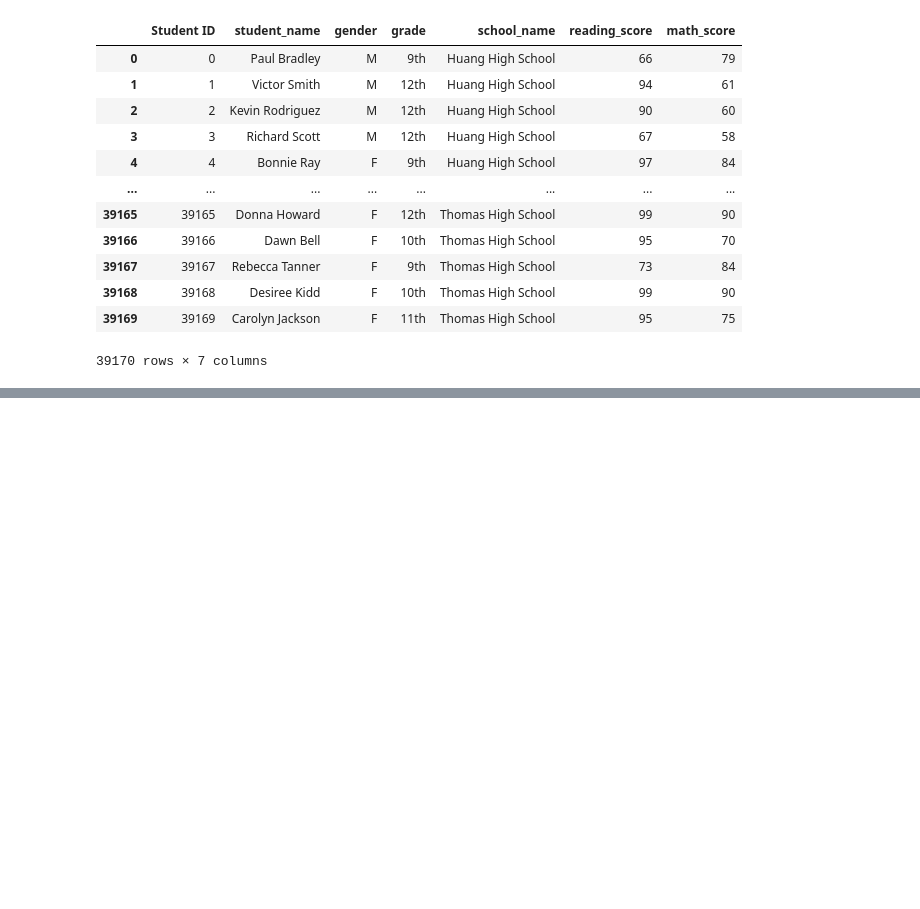
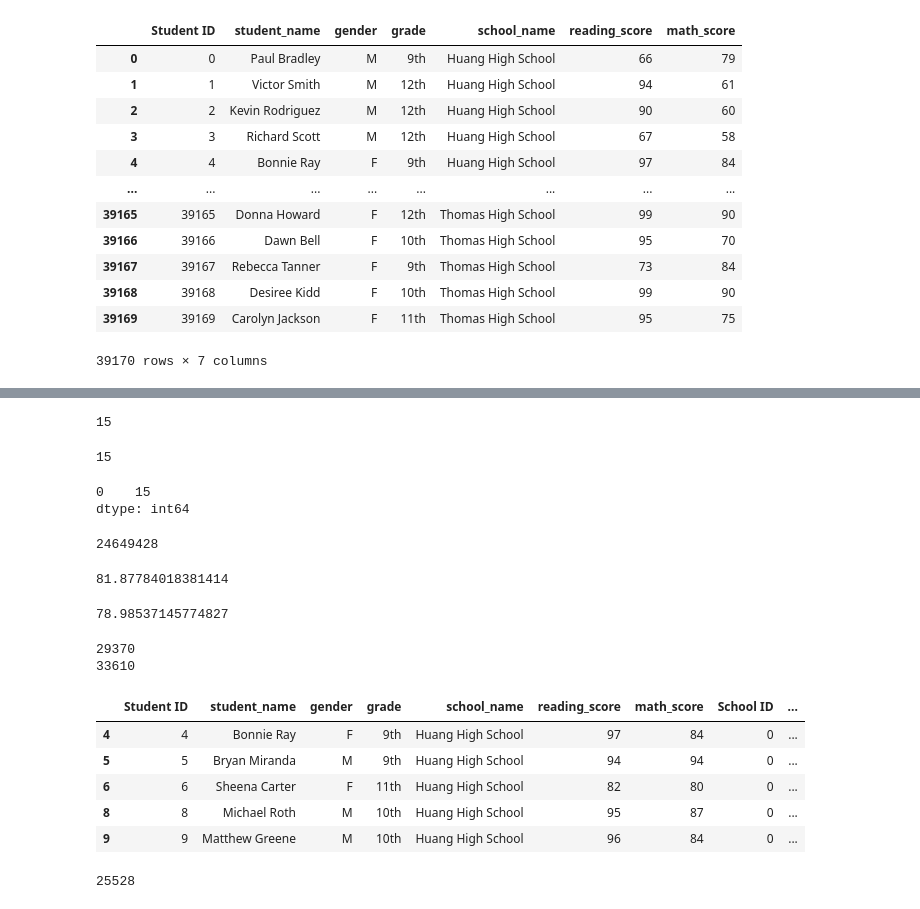
Before and after one commit to Lydiadel/School_District_Analysis, a Jupyter notebook: PyCitySchools.ipynb, the cells around one changed output, grey strips where cells are left out. Saved outputs shown, nothing was run; the diff lists cells and outputs as text; code cells hidden in the pictures; blank space fills up the shorter version.

```diff
--- a/PyCitySchools.ipynb
+++ b/PyCitySchools.ipynb
@@ -153,0 +164,57 @@ student_data_df
+# %%
+# Calculate the total number of schools
+schools_count = school_data_df["school_name"].count()
+schools_count
+# %% [output]
+15
+# %%
+# Calculate the total number of schools
+school_count_2 = school_data_complete_df["school_name"].unique()
+
+#1st method since it's a list we use the function len()
+print(len(school_count_2))
+
+# 2nd method transform to Data Frame and use function count()
+pd.DataFrame(school_count_2).count()
+# %% [output]
+15
+0    15
+dtype: int64
+# %%
+# Calculate the total budget
+total_budget = school_data_df["budget"].sum()
+total_budget
+# %% [output]
+24649428
+# %%
+# Calculate the average reading score.
+average_reading_score = student_data_df["reading_score"].mean()
+average_reading_score
+# %% [output]
+81.87784018381414
+# %%
+# Calculate the average math score.
+average_math_score = student_data_df["math_score"].mean()
+average_math_score
+# %% [output]
+78.98537145774827
+# %%
+# Get all the students who are passing math in a new DataFrame.
+# Determine passing grade
+passing_math = school_data_complete_df[student_data_df["math_score"] >= 70]
+passing_reading = school_data_complete_df[student_data_df["reading_score"] >= 70]
+
+# Get all the students that are passing reading in a new DataFrame.
+passing_reading = school_data_complete_df[school_data_complete_df["reading_score"] >= 70]
+
+# Calculate the number of students passing math.
+passing_math_count = passing_math["student_name"].count()
+
+# Calculate the number of students passing reading.
+passing_reading_count = passing_reading["student_name"].count()
+
+print (passing_math_count)
+print (passing_reading_count)
+# %% [output]
+29370
+33610
@@ -153,0 +227,18 @@ student_data_df
+# %%
+# Calculate the students who passed both math and reading.
+passing_math_reading = school_data_complete_df[(school_data_complete_df["math_score"] >= 70) & (school_data_complete_df["reading_score"] >= 70)]
+
+passing_math_reading.head()
+# %% [output]
+|  | Student ID | student_name | gender | grade | school_name | reading_score | math_score | School ID | ... |
+| 4 | 4 | Bonnie Ray | F | 9th | Huang High School | 97 | 84 | 0 | ... |
+| 5 | 5 | Bryan Miranda | M | 9th | Huang High School | 94 | 94 | 0 | ... |
+| 6 | 6 | Sheena Carter | F | 11th | Huang High School | 82 | 80 | 0 | ... |
+| 8 | 8 | Michael Roth | M | 10th | Huang High School | 95 | 87 | 0 | ... |
+| 9 | 9 | Matthew Greene | M | 10th | Huang High School | 96 | 84 | 0 | ... |
+# %%
+# Calculate the number of students who passed both math and reading.
+overall_passing_math_reading_count = passing_math_reading["student_name"].count()
+overall_passing_math_reading_count
+# %% [output]
+25528
```
Also changed, not shown: parts of 11 cells of this notebook.
